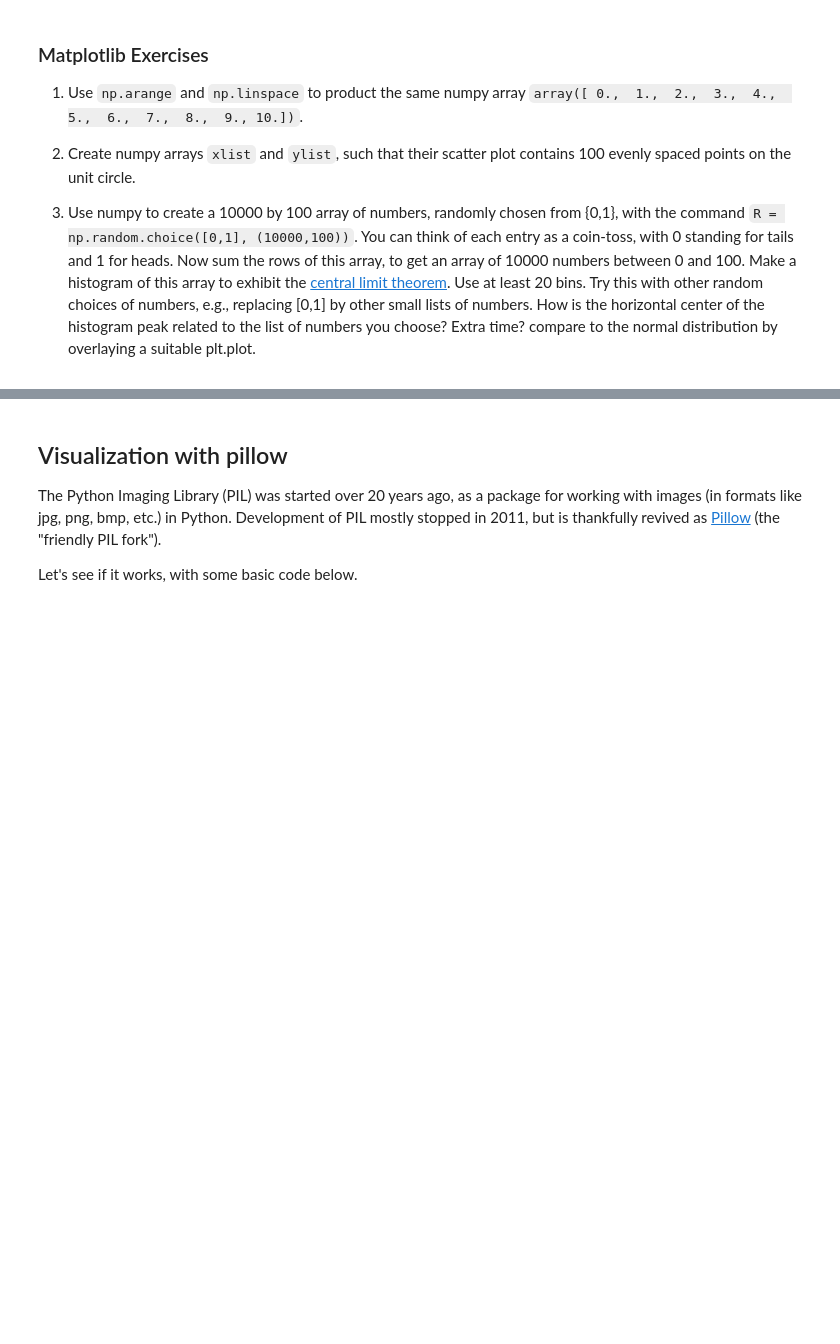
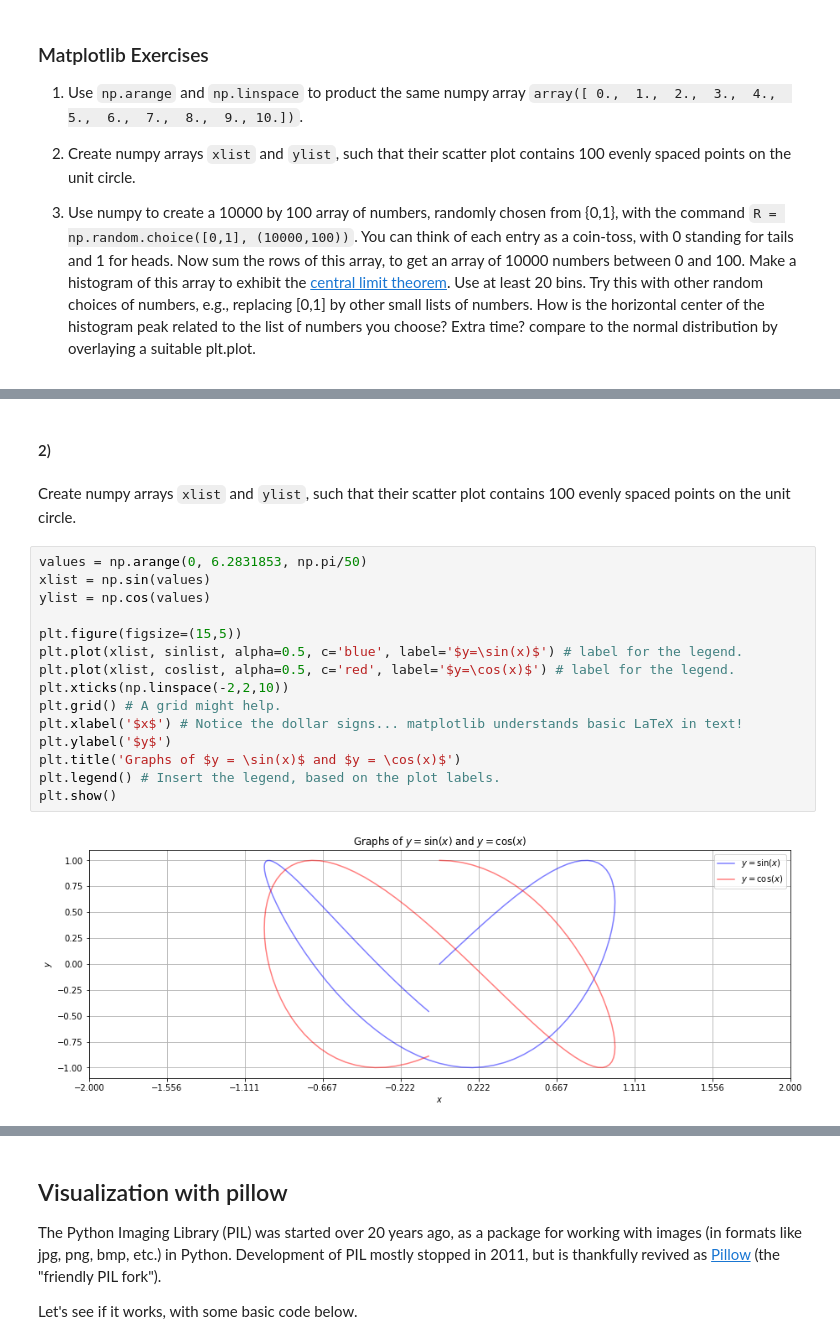
Before and after one commit to joazunig/PythonForMathematics, a Jupyter notebook: P4M_Notebook_4.ipynb, the cells around one changed output, grey strips where cells are left out. Drawn from its saved outputs; the diff is of its cells as text; blank space fills up the shorter version.

```diff
--- a/P4M_Notebook_4.ipynb
+++ b/P4M_Notebook_4.ipynb
@@ -1139,0 +1246,21 @@ The command `np.linspace(start, stop, length)` creates a numpy array that begins
+# %% [markdown]
+#### 2)
+# %% [markdown]
+Create numpy arrays `xlist` and `ylist`, such that their scatter plot contains 100 evenly spaced points on the unit circle.
+# %%
+values = np.arange(0, 6.2831853, np.pi/50)
+xlist = np.sin(values)
+ylist = np.cos(values)
+
+plt.figure(figsize=(15,5))
+plt.plot(xlist, sinlist, alpha=0.5, c='blue', label='$y=\sin(x)$') # label for the legend.
+plt.plot(xlist, coslist, alpha=0.5, c='red', label='$y=\cos(x)$') # label for the legend.
+plt.xticks(np.linspace(-2,2,10))
+plt.grid() # A grid might help.
+plt.xlabel('$x$') # Notice the dollar signs... matplotlib understands basic LaTeX in text!
+plt.ylabel('$y$')
+plt.title('Graphs of $y = \sin(x)$ and $y = \cos(x)$')
+plt.legend() # Insert the legend, based on the plot labels.
+plt.show()
+# %% [output]
+[figure, added]
```
Also changed, not shown: parts of 48 cells of this notebook.
